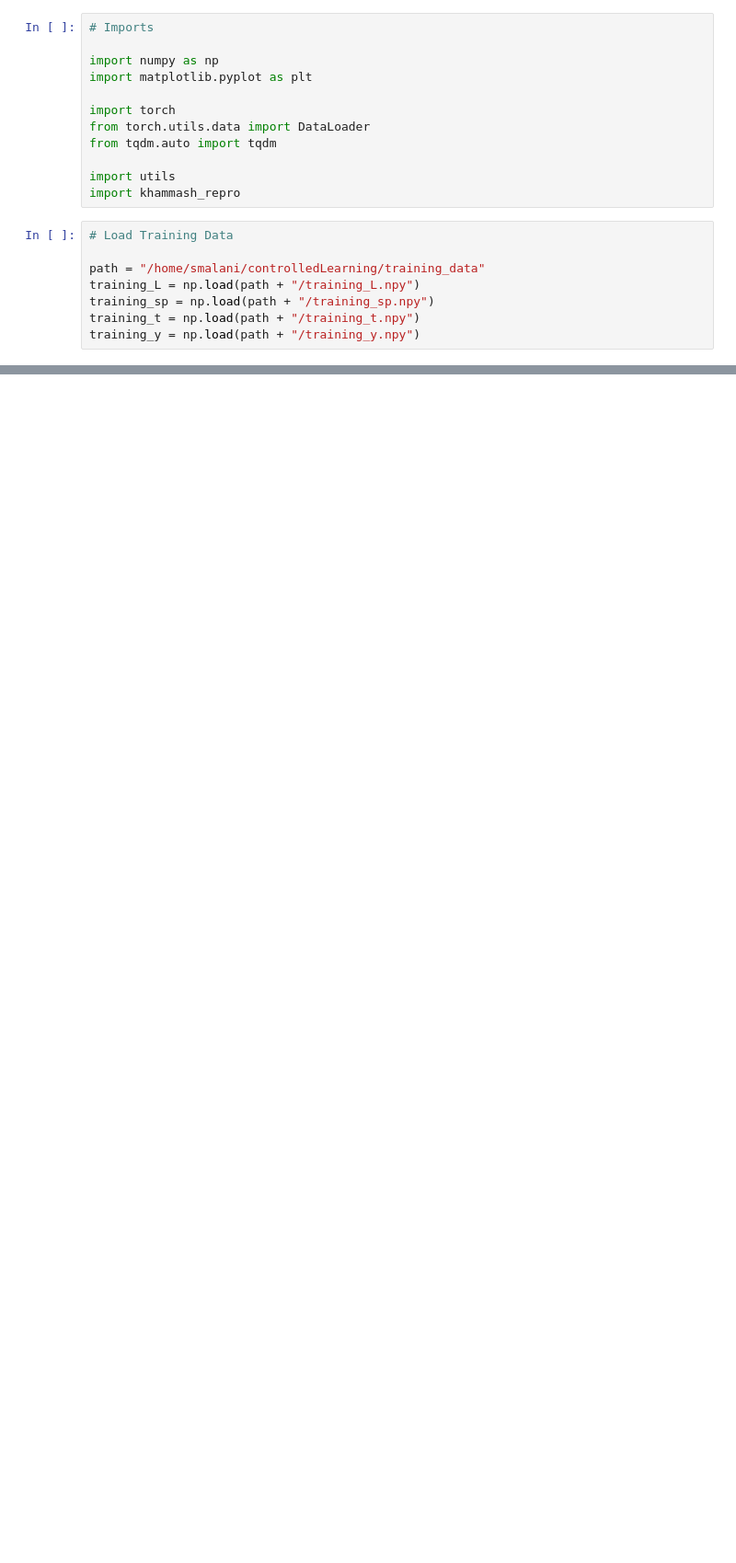
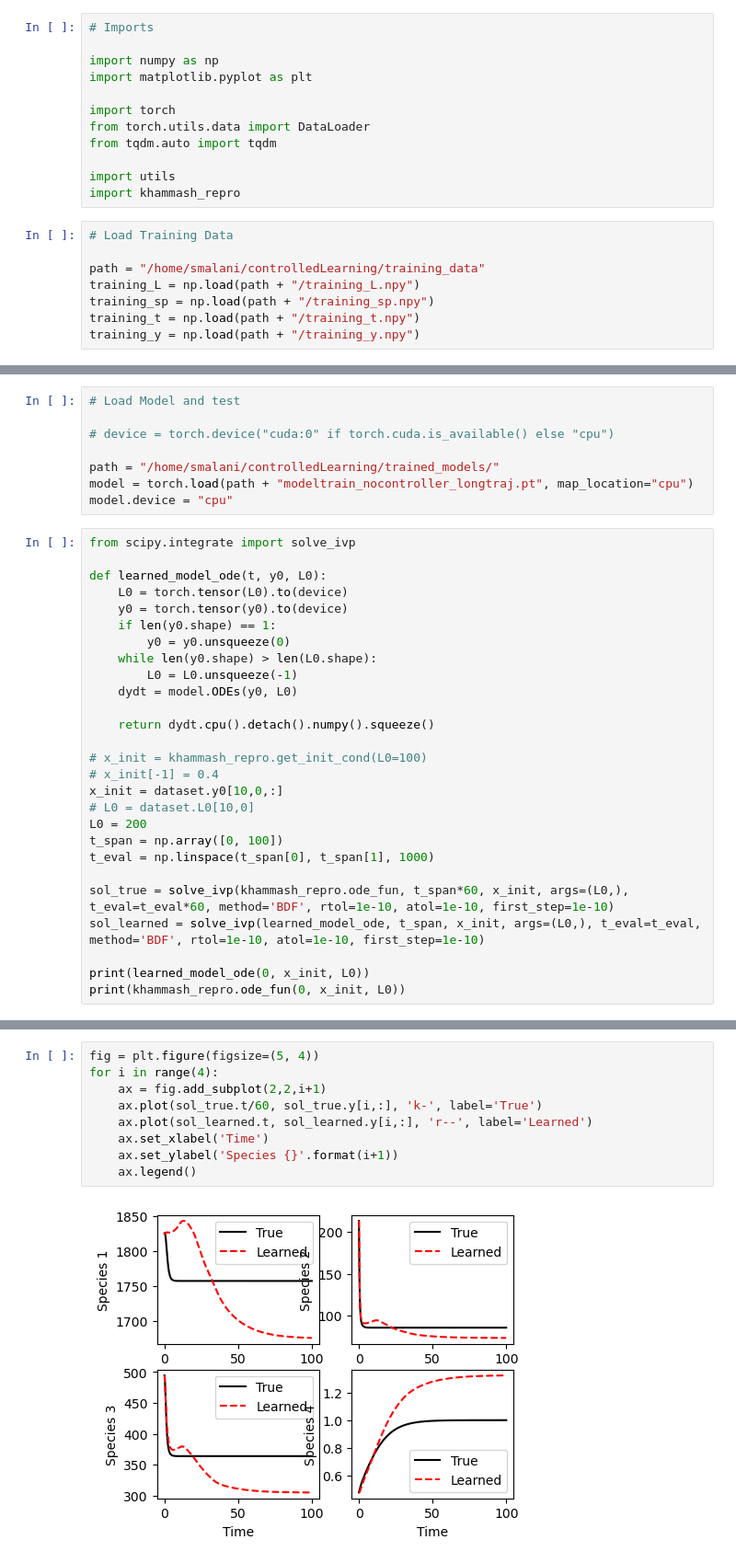
Before and after one commit to saurabhmalani1994/controlledLearning, a Jupyter notebook: train_nocontroller.ipynb, the cells around one changed output, grey strips where cells are left out. Shown: that part at 92% size. Saved outputs shown, nothing was run; the diff lists cells and outputs as text; blank space fills up the shorter version.

```diff
--- a/train_nocontroller.ipynb
+++ b/train_nocontroller.ipynb
@@ -394,0 +461,35 @@ y1_pred.shape
+# %%
+# Load Model and test
+
+# device = torch.device("cuda:0" if torch.cuda.is_available() else "cpu")
+
+path = "/home/smalani/controlledLearning/trained_models/"
+model = torch.load(path + "modeltrain_nocontroller_longtraj.pt", map_location="cpu")
+model.device = "cpu"
+# %%
+from scipy.integrate import solve_ivp
+
+def learned_model_ode(t, y0, L0):
+    L0 = torch.tensor(L0).to(device)
+    y0 = torch.tensor(y0).to(device)
+    if len(y0.shape) == 1:
+        y0 = y0.unsqueeze(0)
+    while len(y0.shape) > len(L0.shape):
+        L0 = L0.unsqueeze(-1)
+    dydt = model.ODEs(y0, L0)
+
+    return dydt.cpu().detach().numpy().squeeze()
+
+# x_init = khammash_repro.get_init_cond(L0=100)
+# x_init[-1] = 0.4
+x_init = dataset.y0[10,0,:]
+# L0 = dataset.L0[10,0]
+L0 = 200
+t_span = np.array([0, 100])
+t_eval = np.linspace(t_span[0], t_span[1], 1000)
+
+sol_true = solve_ivp(khammash_repro.ode_fun, t_span*60, x_init, args=(L0,), t_eval=t_eval*60, method='BDF', rtol=1e-10, atol=1e-10, first_step=1e-10)
+sol_learned = solve_ivp(learned_model_ode, t_span, x_init, args=(L0,), t_eval=t_eval, method='BDF', rtol=1e-10, atol=1e-10, first_step=1e-10)
+
+print(learned_model_ode(0, x_init, L0))
+print(khammash_repro.ode_fun(0, x_init, L0))
@@ -394,0 +503,11 @@ y1_pred.shape
+# %%
+fig = plt.figure(figsize=(5, 4))
+for i in range(4):
+    ax = fig.add_subplot(2,2,i+1)
+    ax.plot(sol_true.t/60, sol_true.y[i,:], 'k-', label='True')
+    ax.plot(sol_learned.t, sol_learned.y[i,:], 'r--', label='Learned')
+    ax.set_xlabel('Time')
+    ax.set_ylabel('Species {}'.format(i+1))
+    ax.legend()
+# %% [output]
+[figure, added]
```
Also changed, not shown: parts of 14 cells of this notebook, 11 other files.
